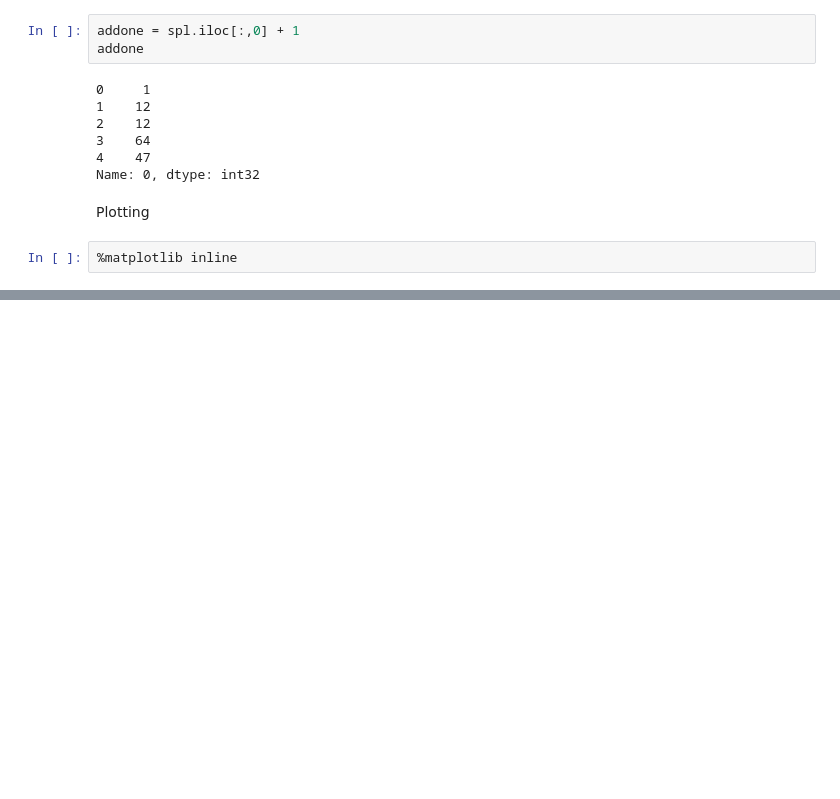
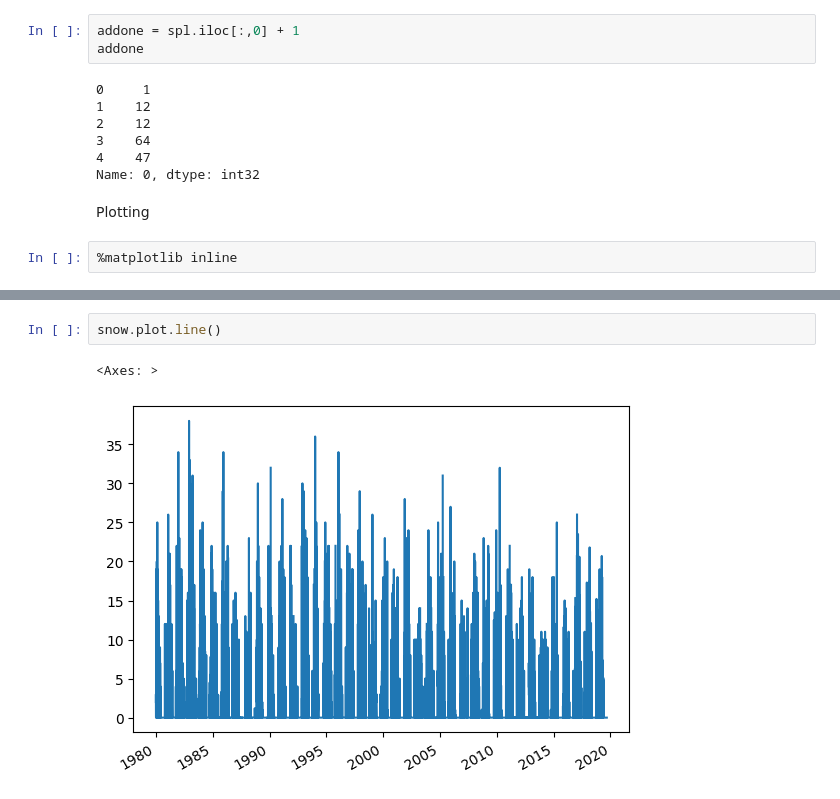
Before and after one commit to Moisebea/PythonDatastructure, a Jupyter notebook: EPP_For_Data_Manipulation/Data_manipulation.ipynb, the cells around one changed output, grey strips where cells are left out. Saved outputs shown, nothing was run; the diff lists cells and outputs as text; blank space fills up the shorter version.

```diff
--- a/EPP_For_Data_Manipulation/Data_manipulation.ipynb
+++ b/EPP_For_Data_Manipulation/Data_manipulation.ipynb
@@ -492,0 +541,5 @@ FileNotFoundError: [Errno 2] No such file or directory: 'alta-noaa-1980-2019.csv
+# %%
+snow.plot.line()
+# %% [output]
+<Axes: >
+[figure, added]
```
Also changed, not shown: parts of 9 cells of this notebook.
